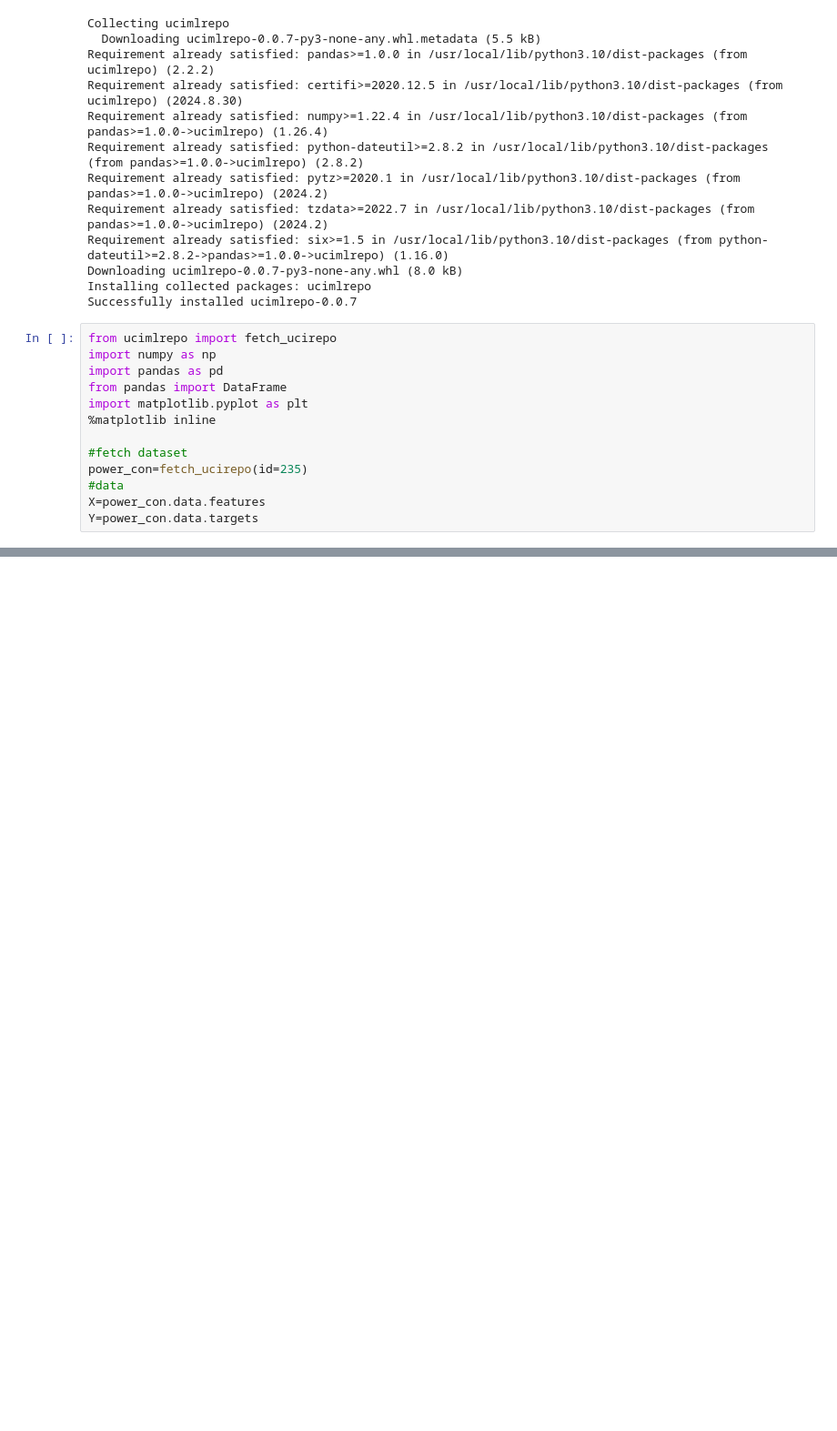
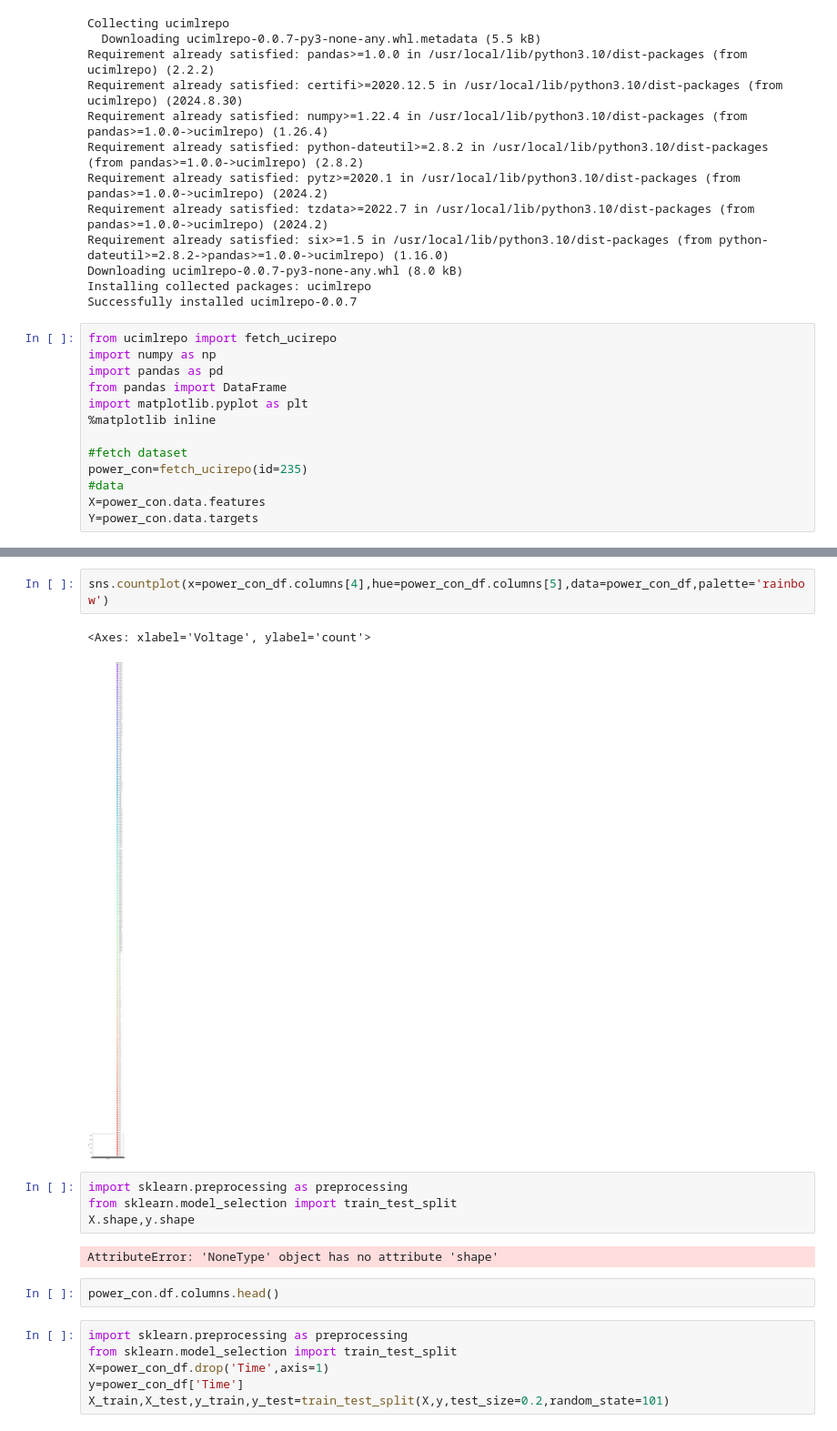
Before and after one commit to 2303A51553/AIML-2025, a Jupyter notebook: Lab10_AIML.ipynb, the cells around one changed output, grey strips where cells are left out. Shown at 91% size. Saved outputs shown, nothing was run; the diff lists cells and outputs as text; blank space fills up the shorter version.

```diff
--- a/Lab10_AIML.ipynb
+++ b/Lab10_AIML.ipynb
@@ -54,0 +118,19 @@ plot.hist
+# %%
+sns.countplot(x=power_con_df.columns[4],hue=power_con_df.columns[5],data=power_con_df,palette='rainbow')
+# %% [output]
+<Axes: xlabel='Voltage', ylabel='count'>
+[figure, added]
+# %%
+import sklearn.preprocessing as preprocessing
+from sklearn.model_selection import train_test_split
+X.shape,y.shape
+# %% [output]
+AttributeError: 'NoneType' object has no attribute 'shape'
+# %%
+power_con.df.columns.head()
+# %%
+import sklearn.preprocessing as preprocessing
+from sklearn.model_selection import train_test_split
+X=power_con_df.drop('Time',axis=1)
+y=power_con_df['Time']
+X_train,X_test,y_train,y_test=train_test_split(X,y,test_size=0.2,random_state=101)
```
Also changed, not shown: parts of 15 cells of this notebook.
